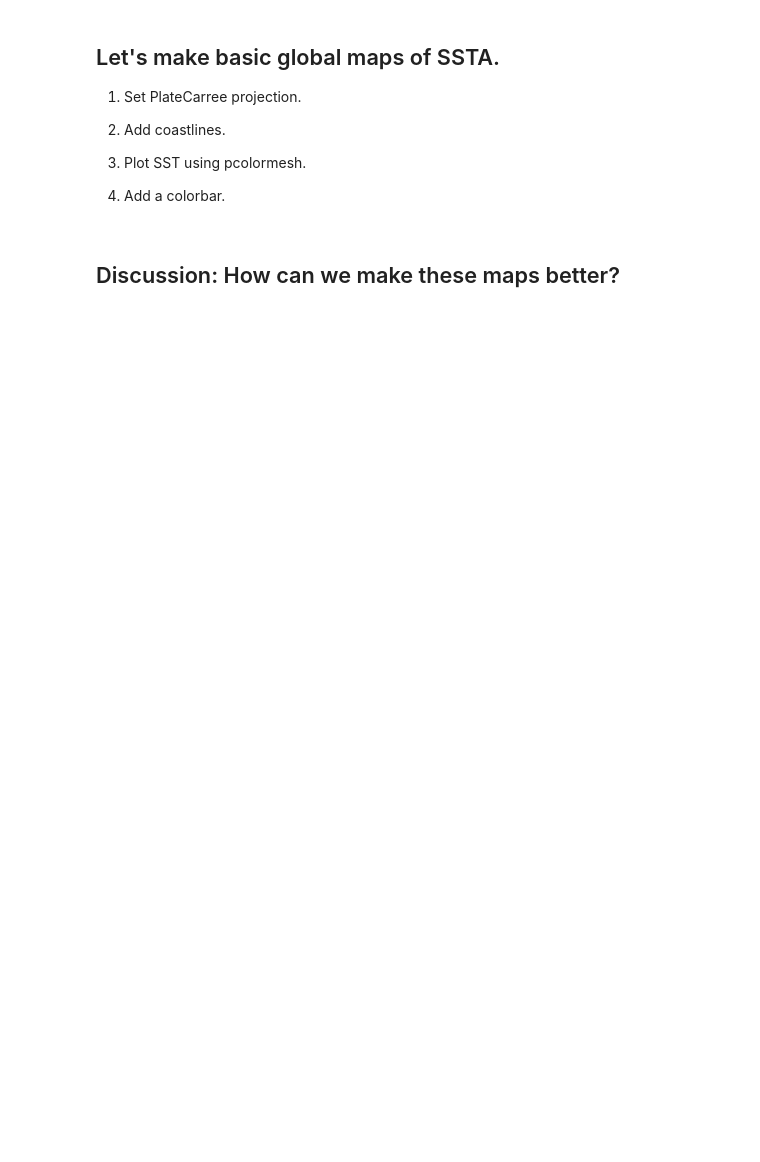
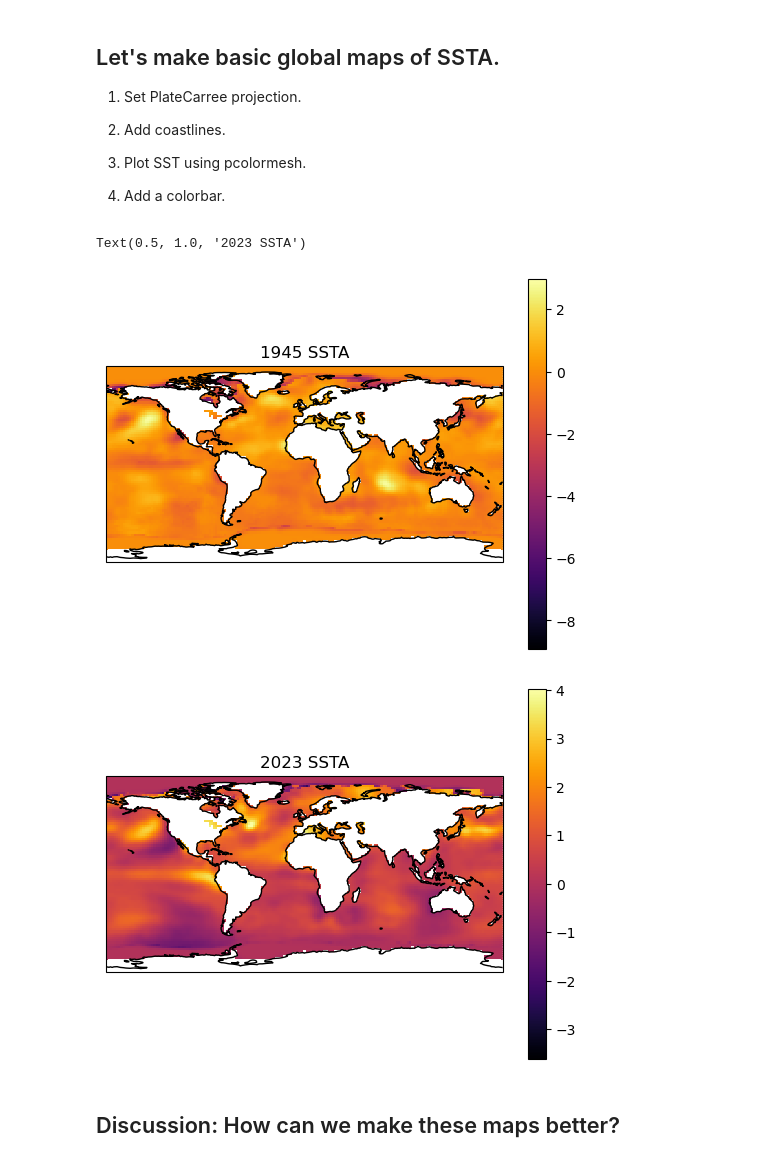
Before and after one commit to leelooliam/week7_live_demo, a Jupyter notebook: map_practice.ipynb, the cells around one changed output. Saved outputs shown, nothing was run; the diff lists cells and outputs as text; code cells hidden in the pictures; blank space fills up the shorter version.

```diff
--- a/map_practice.ipynb
+++ b/map_practice.ipynb
@@ -40,4 +84,15 @@ sst_2023=get_data('https://www.ncei.noaa.gov/pub/data/cmb/ersst/v5/netcdf/ersst.
 
 3. Index the SSTA variables to get a 2-D arrays for plotting.
 # %%
-...
+# these are my dimensions
+dimensions=sst_1945.dims
+# grab lon and lat values
+# sst_1945['lon'].values
+lon=sst_1945.lon.values
+lat=sst_1945.lat.values
+
+# create 2D ssta datasets
+ssta_1945=sst_1945['ssta'].isel(lev=0, time=0)
+ssta_2023=sst_2023['ssta'].isel(lev=0, time=0)
+# this does the exact same thing, only by slicing!
+sst_1945['ssta'][0,0,:,:]
@@ -52,7 +120,42 @@ sst_2023=get_data('https://www.ncei.noaa.gov/pub/data/cmb/ersst/v5/netcdf/ersst.
 
 4) Add a colorbar.
 # %%
-...
+# import packages
+import matplotlib.pyplot as plt
+import cartopy.crs as ccrs
+import cartopy.feature as cfeature
+
+# create a figure object with matplotlib
+fig = plt.figure()
+# set projection
+ax = plt.axes(projection = ccrs.PlateCarree())
+# add coastlines
+ax.coastlines(resolution = '110m', color='black')
+# make heat map/color map
+plt.pcolormesh(lon, lat, ssta_1945, cmap='inferno',
+               transform=ccrs.PlateCarree())
+# add a colorbar
+plt.colorbar()
+# add a title
+plt.title('1945 SSTA')
+
+# create a figure object with matplotlib
+fig = plt.figure()
+# set projection
+ax = plt.axes(projection = ccrs.PlateCarree())
+# add coastlines
+ax.coastlines(resolution = '110m', color='black')
+# make heat map/color map
+plt.pcolormesh(lon, lat, ssta_2023, cmap='inferno',
+               transform=ccrs.PlateCarree())
+# add a colorbar
+plt.colorbar()
+# add a title
+plt.title('2023 SSTA')
+# %% [output]
+Text(0.5, 1.0, '2023 SSTA')
+[figure, added]
+[figure, added]
 # %% [markdown]
 ## Discussion: How can we make these maps better?
 # %% [markdown]
```
Also changed, not shown: parts of 4 cells of this notebook.
